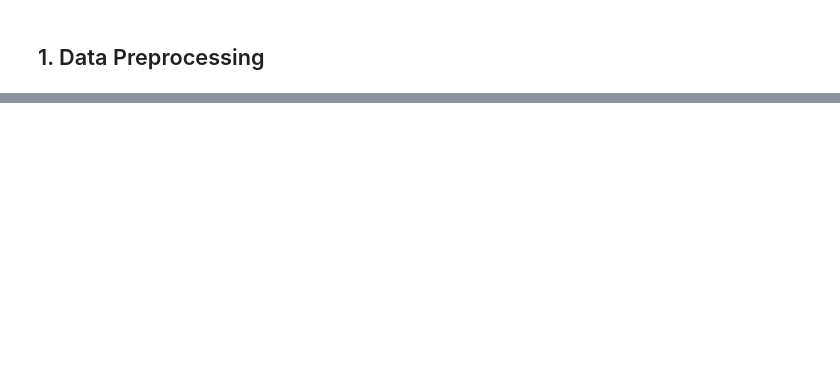
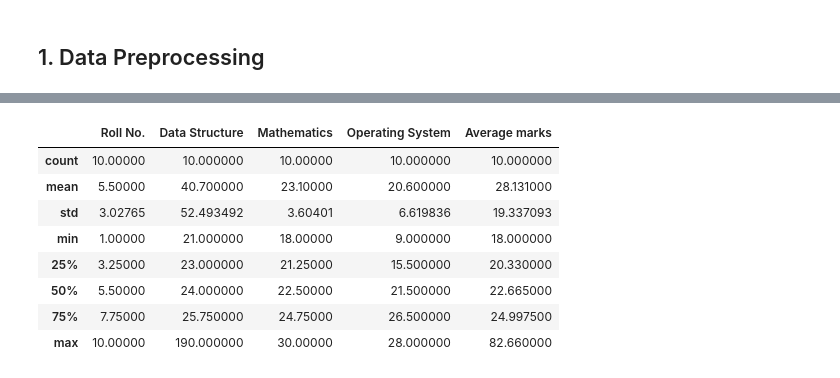
Before and after one commit to Garvitjoshi1/Complete-Machine-Learning-Data-Science-Program-GFG, a Jupyter notebook: Statistics/Intro.ipynb, the cells around one changed output, grey strips where cells are left out. Cells and saved outputs as stored; diff of their text form; code cells hidden in the pictures; blank space fills up the shorter version.

```diff
--- a/Statistics/Intro.ipynb
+++ b/Statistics/Intro.ipynb
@@ -16,0 +17,12 @@ data.head()
+# %%
+data.describe()
+# %% [output]
+|  | Roll No. | Data Structure | Mathematics | Operating System | Average marks |
+| count | 10.00000 | 10.000000 | 10.00000 | 10.000000 | 10.000000 |
+| mean | 5.50000 | 40.700000 | 23.10000 | 20.600000 | 28.131000 |
+| std | 3.02765 | 52.493492 | 3.60401 | 6.619836 | 19.337093 |
+| min | 1.00000 | 21.000000 | 18.00000 | 9.000000 | 18.000000 |
+| 25% | 3.25000 | 23.000000 | 21.25000 | 15.500000 | 20.330000 |
+| 50% | 5.50000 | 24.000000 | 22.50000 | 21.500000 | 22.665000 |
+| 75% | 7.75000 | 25.750000 | 24.75000 | 26.500000 | 24.997500 |
+| max | 10.00000 | 190.000000 | 30.00000 | 28.000000 | 82.660000 |
```
Also changed, not shown: parts of 12 cells of this notebook, 6 other files.
